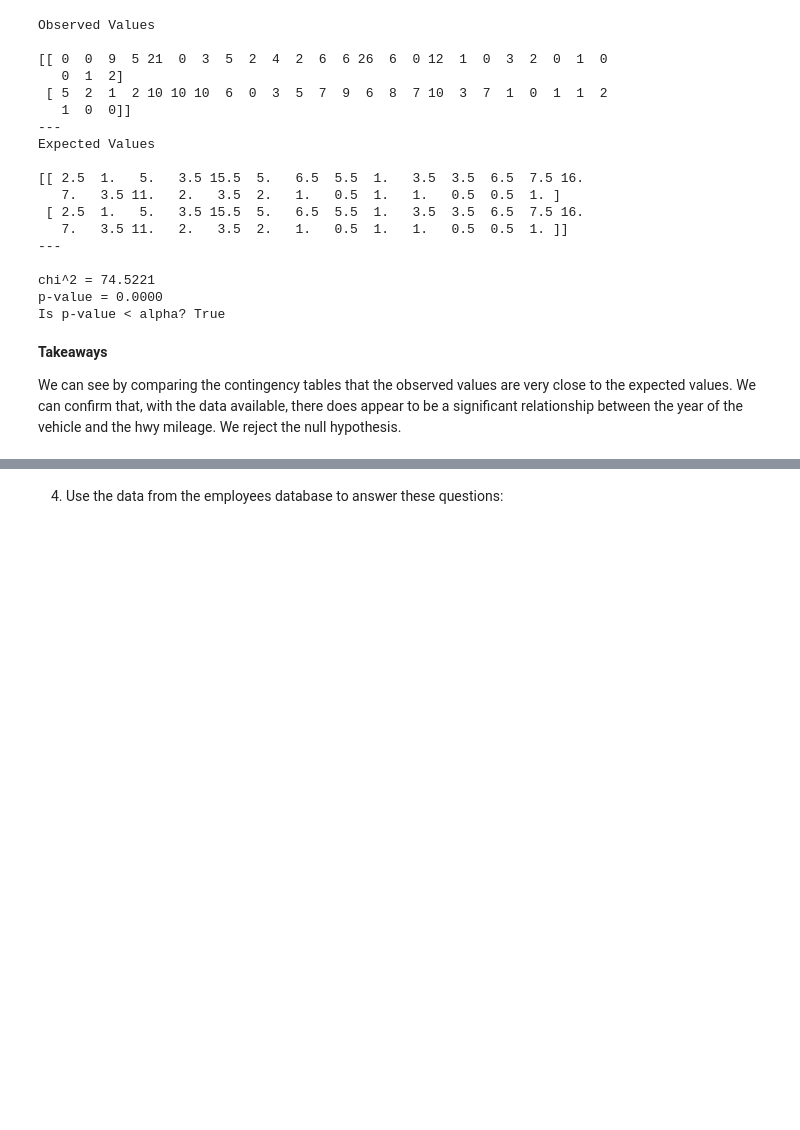
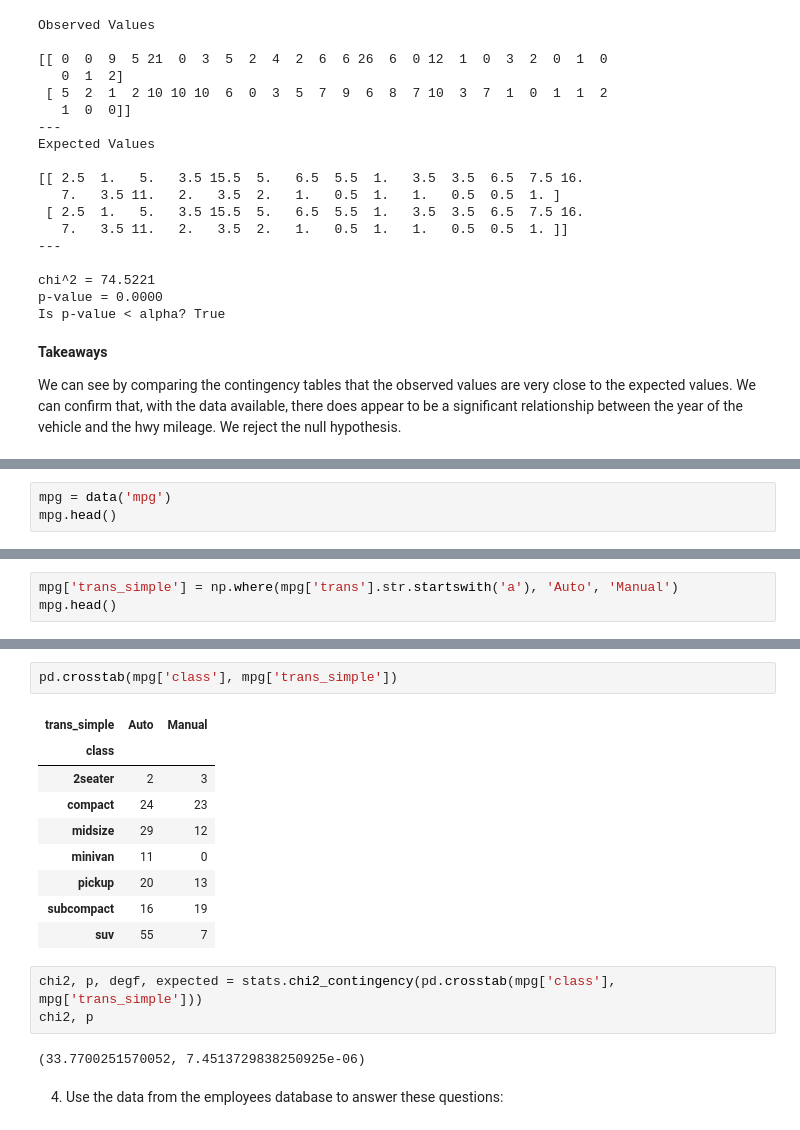
Before and after one commit to heywood95/statistics-exercises, a Jupyter notebook: hypothesis_testing.ipynb, the cells around one changed output, grey strips where cells are left out. Saved outputs shown, nothing was run; the diff lists cells and outputs as text; blank space fills up the shorter version.

```diff
--- a/hypothesis_testing.ipynb
+++ b/hypothesis_testing.ipynb
@@ -988,0 +1075,3 @@ We can see by comparing the contingency tables that the observed values are very
+# %%
+mpg = data('mpg')
+mpg.head()
@@ -988,0 +1140,3 @@ We can see by comparing the contingency tables that the observed values are very
+# %%
+mpg['trans_simple'] = np.where(mpg['trans'].str.startswith('a'), 'Auto', 'Manual')
+mpg.head()
@@ -989,2 +1161,19 @@ We can see by comparing the contingency tables that the observed values are very
+# %%
+pd.crosstab(mpg['class'], mpg['trans_simple'])
+# %% [output]
+| trans_simple | Auto | Manual |
+| class |  |  |
+| 2seater | 2 | 3 |
+| compact | 24 | 23 |
+| midsize | 29 | 12 |
+| minivan | 11 | 0 |
+| pickup | 20 | 13 |
+| subcompact | 16 | 19 |
+| suv | 55 | 7 |
+# %%
+chi2, p, degf, expected = stats.chi2_contingency(pd.crosstab(mpg['class'], mpg['trans_simple']))
+chi2, p
+# %% [output]
+(33.7700251570052, 7.4513729838250925e-06)
 # %% [markdown]
 4. Use the data from the employees database to answer these questions:
```
Also changed, not shown: parts of 64 cells of this notebook.
